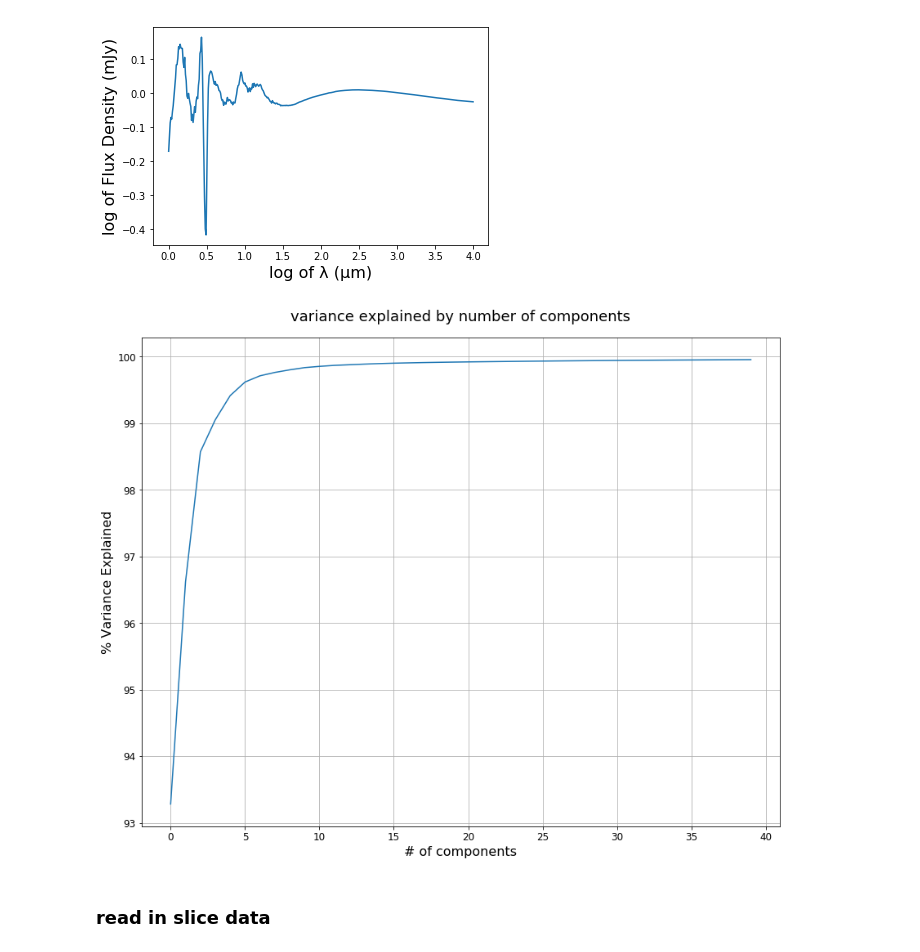
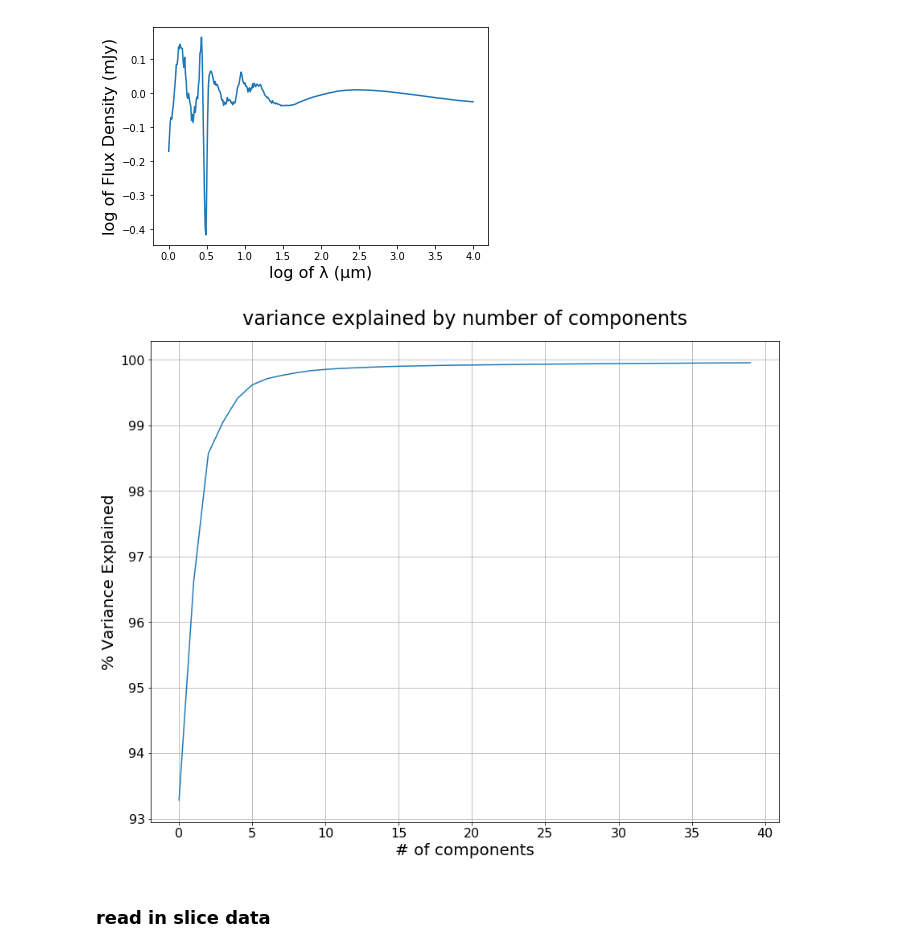
Before and after one commit to elizabethteng/crassula, a Jupyter notebook: wlcut_pcw.ipynb, the cells around one changed output. Saved outputs shown, nothing was run; the diff lists cells and outputs as text; code cells hidden in the pictures.

```diff
--- a/wlcut_pcw.ipynb
+++ b/wlcut_pcw.ipynb
@@ -87,16 +87,16 @@ for i in range(10):
 [figure]
 # %%
 plt.figure(figsize=(14,11))
-plt.ylabel('% Variance Explained').set_fontsize(16)
-plt.xlabel('# of components').set_fontsize(16)
-plt.title('variance explained by number of components',pad=20).set_fontsize(18)
-plt.tick_params(labelsize=12)
+plt.ylabel('% Variance Explained').set_fontsize(20)
+plt.xlabel('# of components').set_fontsize(20)
+plt.title('variance explained by number of components',pad=20).set_fontsize(24)
+plt.tick_params(labelsize=16)
 plt.style.context('seaborn-whitegrid')
 plt.plot(np.cumsum(pca.explained_variance_ratio_)*100)
 plt.grid()
 plt.show()
 # %% [output]
-[figure, old version]
+[figure, new version]
 # %% [markdown]
 ### read in slice data
 # %%
```
Also changed, not shown: parts of 5 cells of this notebook.
